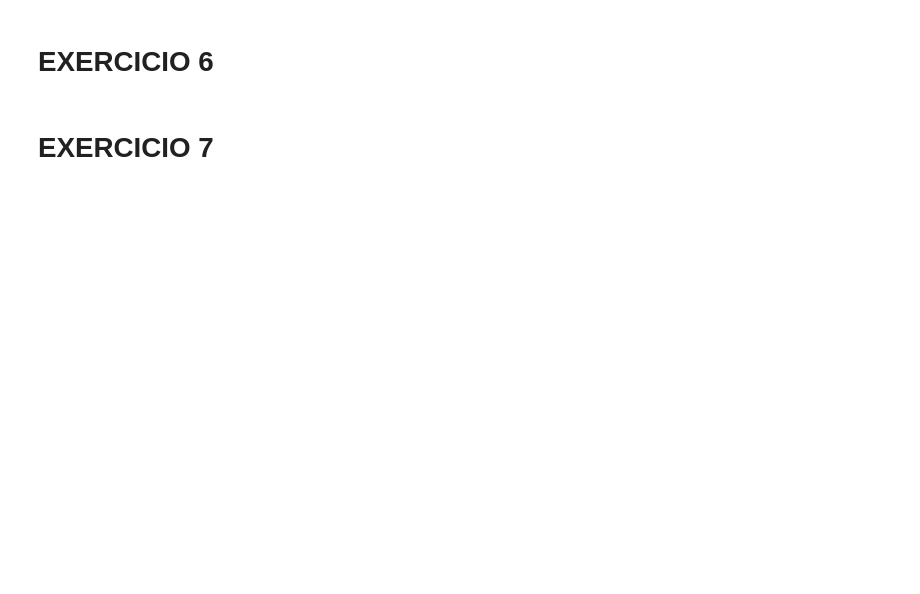
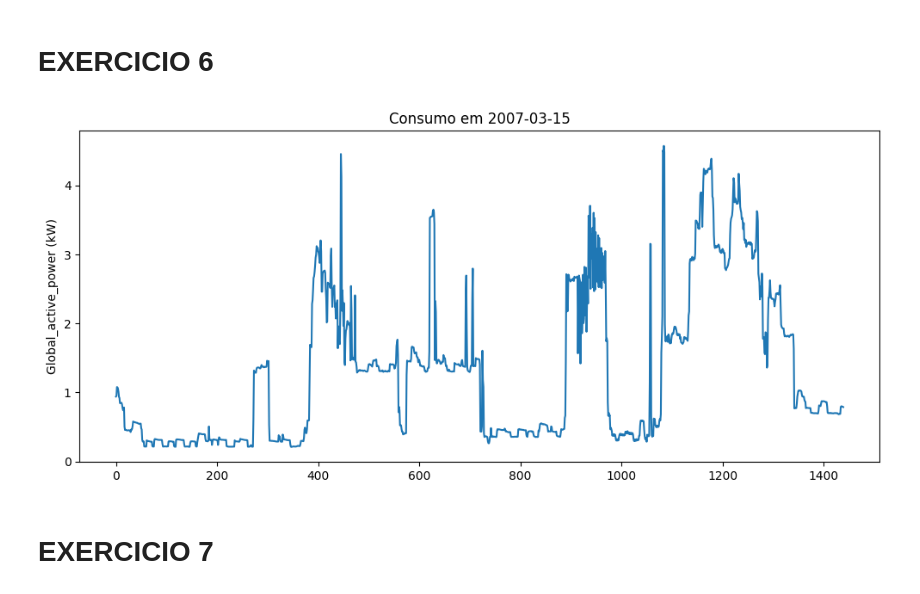
Before and after one commit to caiohc28/cp4-ia, a Jupyter notebook: cp4.ipynb, the cells around one changed output. Drawn from its saved outputs; the diff is of its cells as text; code cells hidden in the pictures; blank space fills up the shorter version.

```diff
--- a/cp4.ipynb
+++ b/cp4.ipynb
@@ -28,2 +95,6 @@ print(df.head(10))
 # %% [markdown]
 # **EXERCICIO 4**
+# %%
+df["Date"] = pd.to_datetime(df["Date"], format="%d/%m/%Y")
+df["Day_of_week"] = df["Date"].dt.day_name()
+print(df[["Date","Day_of_week"]].head())
@@ -32,4 +122,14 @@ print(df.head(10))
 # %% [markdown]
 # **EXERCICIO 6**
+# %%
+dia = "2007-03-15"
+df_dia = df[df["Date"] == dia]
+plt.figure(figsize=(12,5))
+plt.plot(df_dia["Global_active_power"].reset_index(drop=True))
+plt.title(f"Consumo em {dia}")
+plt.ylabel("Global_active_power (kW)")
+plt.show()
+# %% [output]
+[figure, added]
 # %% [markdown]
 # **EXERCICIO 7**
```
Also changed, not shown: parts of 84 cells of this notebook.
